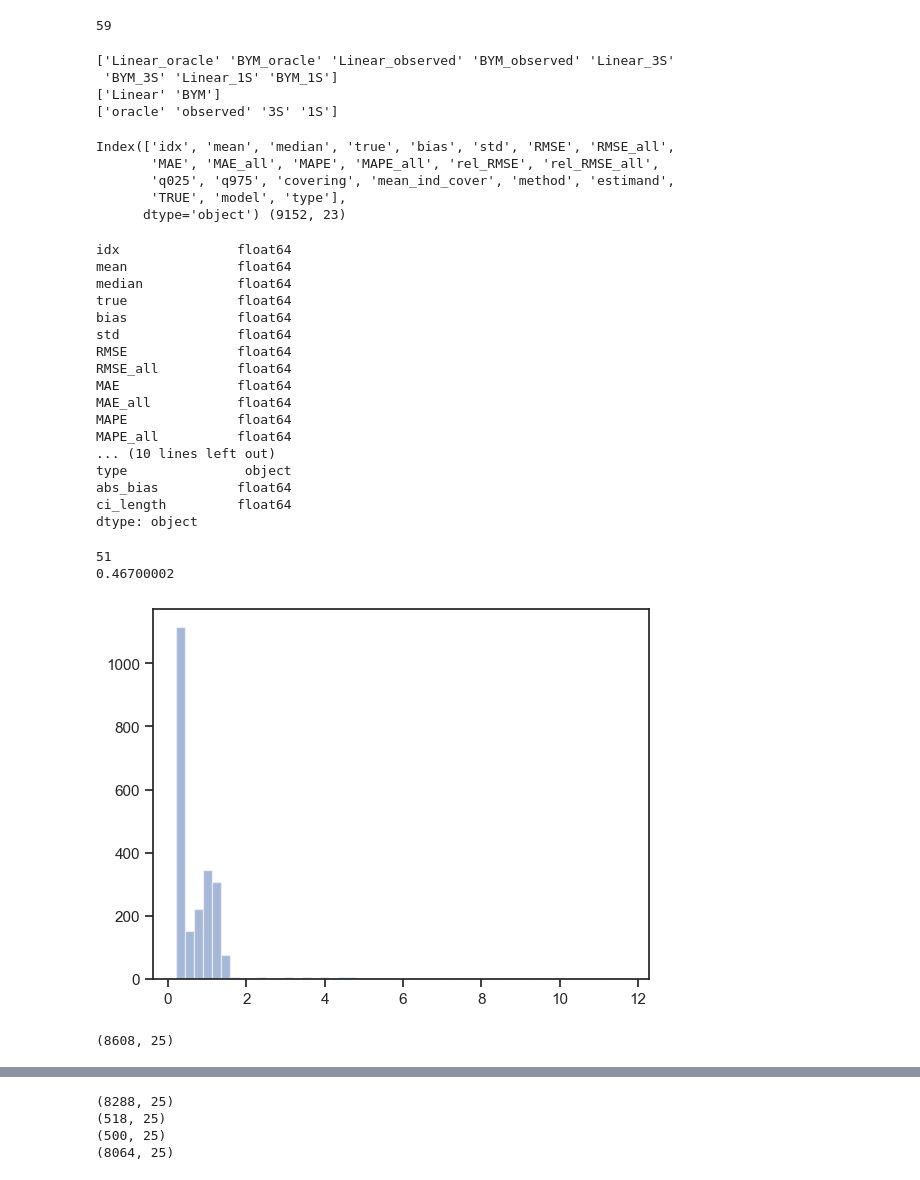
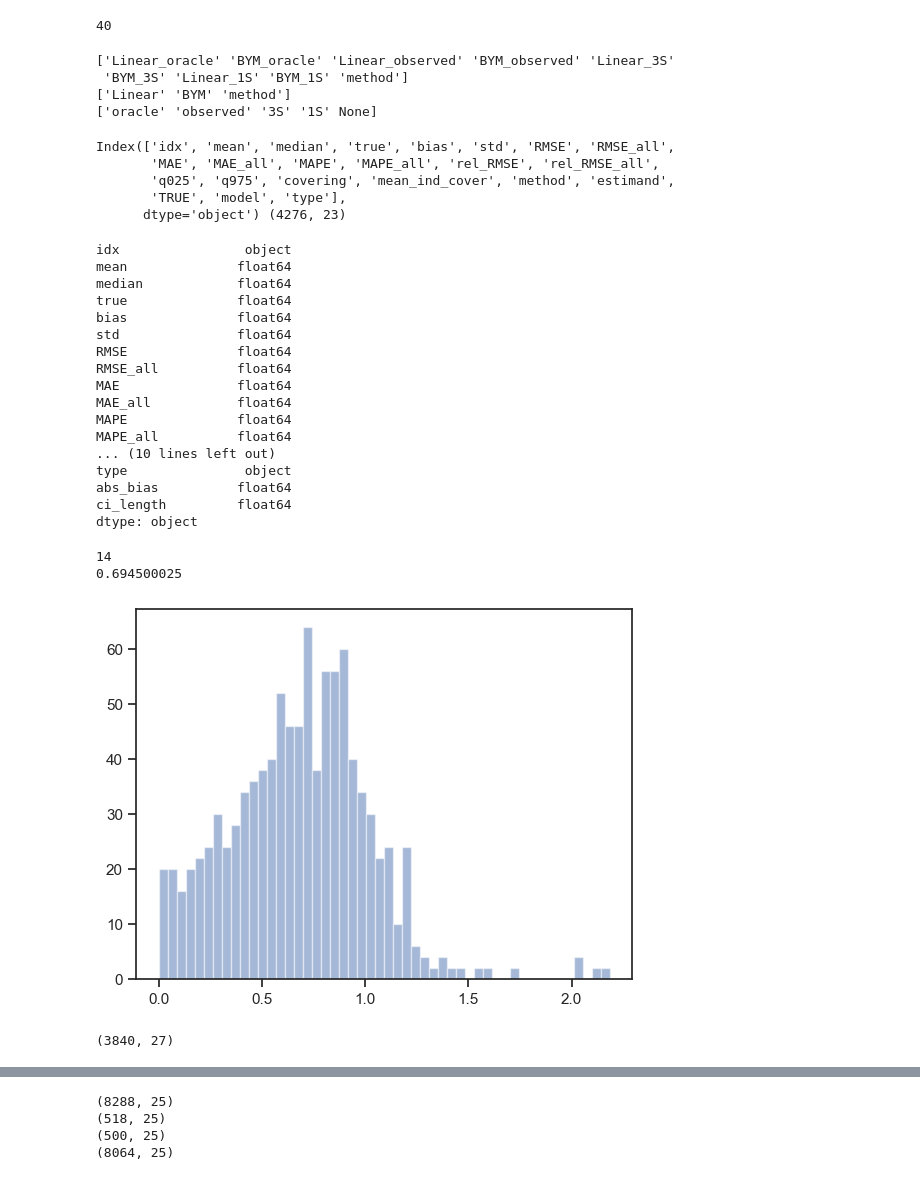
Before and after one commit to barwein/BayesProxyNets, a Jupyter notebook: Simulations/Sim_results_analysis.ipynb, the cells around one changed output, grey strips where cells are left out. Cells and saved outputs as stored; diff of their text form; code cells hidden in the pictures.

Commit message:
no interference sim

```diff
--- a/Simulations/Sim_results_analysis.ipynb
+++ b/Simulations/Sim_results_analysis.ipynb
@@ -19,12 +19,12 @@ sns.set_theme(style="ticks")
 # %%
 # path = "results/linear_multi"
 # path = "Simulations/results/lin"
-path = "Simulations/results/lin/bym0512"
-# path = "Simulations/results/lin_no_interfer"
+# path = "Simulations/results/lin/bym0512"
+path = "Simulations/results/lin_no_interfer"
 all_file = glob.glob(path + "/*.csv")
 print(len(all_file))
 # %% [output]
-59
+40
 # %%
 lin_dfs = [pd.read_csv(f) for f in all_file]
 combined_df = pd.concat(lin_dfs)
@@ -43,9 +43,9 @@ print(combined_df['model'].unique())
 print(combined_df['type'].unique())
 # %% [output]
 ['Linear_oracle' 'BYM_oracle' 'Linear_observed' 'BYM_observed' 'Linear_3S'
- 'BYM_3S' 'Linear_1S' 'BYM_1S']
-['Linear' 'BYM']
-['oracle' 'observed' '3S' '1S']
+ 'BYM_3S' 'Linear_1S' 'BYM_1S' 'method']
+['Linear' 'BYM' 'method']
+['oracle' 'observed' '3S' '1S' None]
 # %%
 print(combined_df.columns, combined_df.shape)
 # %% [output]
@@ -53,7 +53,7 @@ Index(['idx', 'mean', 'median', 'true', 'bias', 'std', 'RMSE', 'RMSE_all',
        'MAE', 'MAE_all', 'MAPE', 'MAPE_all', 'rel_RMSE', 'rel_RMSE_all',
        'q025', 'q975', 'covering', 'mean_ind_cover', 'method', 'estimand',
        'TRUE', 'model', 'type'],
-      dtype='object') (9152, 23)
+      dtype='object') (4276, 23)
 # %%
 combined_df[['bias','median','true','mean','std','RMSE','RMSE_all','MAE', 'MAE_all', 'MAPE', 'MAPE_all', 'rel_RMSE', 'rel_RMSE_all',
              'q025','q975','covering','mean_ind_cover']] = combined_df[['bias','median','true','mean','std','RMSE','RMSE_all','MAE', 'MAE_all', 'MAPE', 'MAPE_all', 'rel_RMSE', 'rel_RMSE_all',
@@ -78,7 +78,7 @@ combined_df['ci_length'] = combined_df['q975'] - combined_df['q025']
 # print dtype of each column
 print(combined_df.dtypes)
 # %% [output]
-idx               float64
+idx                object
 mean              float64
 median            float64
 true              float64
@@ -98,21 +98,23 @@ dtype: object
 # %%
 plt.hist(combined_df[combined_df['type'] == '3S']['MAE'], bins=50, alpha=0.5, label='Observed')
 
-err_mask = (combined_df['type'].values == '3S') & (combined_df['MAE'].values > 3)
+# err_mask = (combined_df['type'].values == '3S') & (combined_df['MAE'].values > 3)
+err_mask = (combined_df['type'].values == '3S') & (combined_df['MAE'].values > 1.5)
 print(err_mask.sum())
 
 print(combined_df[combined_df['type'] == '3S']['MAE'].median())
 # %% [output]
-51
-0.46700002
+14
+0.694500025
-[figure, old version]
+[figure, new version]
 # %%
-err_mask = (combined_df['type'].values == '3S') & (combined_df['MAE'].values > 3)
+# err_mask = (combined_df['type'].values == '3S') & (combined_df['MAE'].values > 3)
+err_mask = (combined_df['type'].values == '3S') & (combined_df['MAE'].values > 1.5)
 err_idx = combined_df[err_mask]['idx'].unique()
 combined_df = combined_df[~combined_df['idx'].isin(err_idx)]
 print(combined_df.shape)
 # %% [output]
-(8608, 25)
+(3840, 27)
 # %%
 combined_df
 # %% [output]
```
Also changed, not shown: parts of 4 cells of this notebook, 23 other files.
